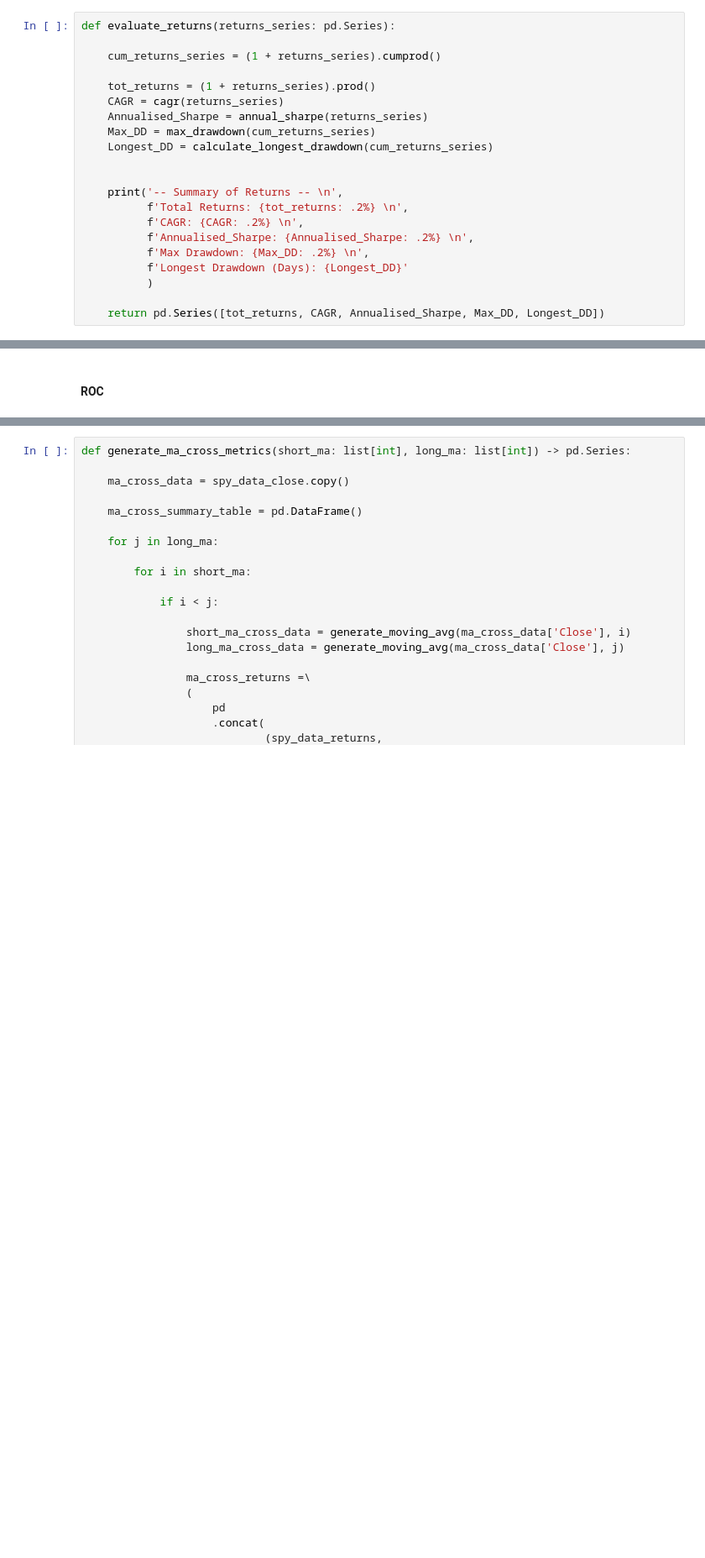
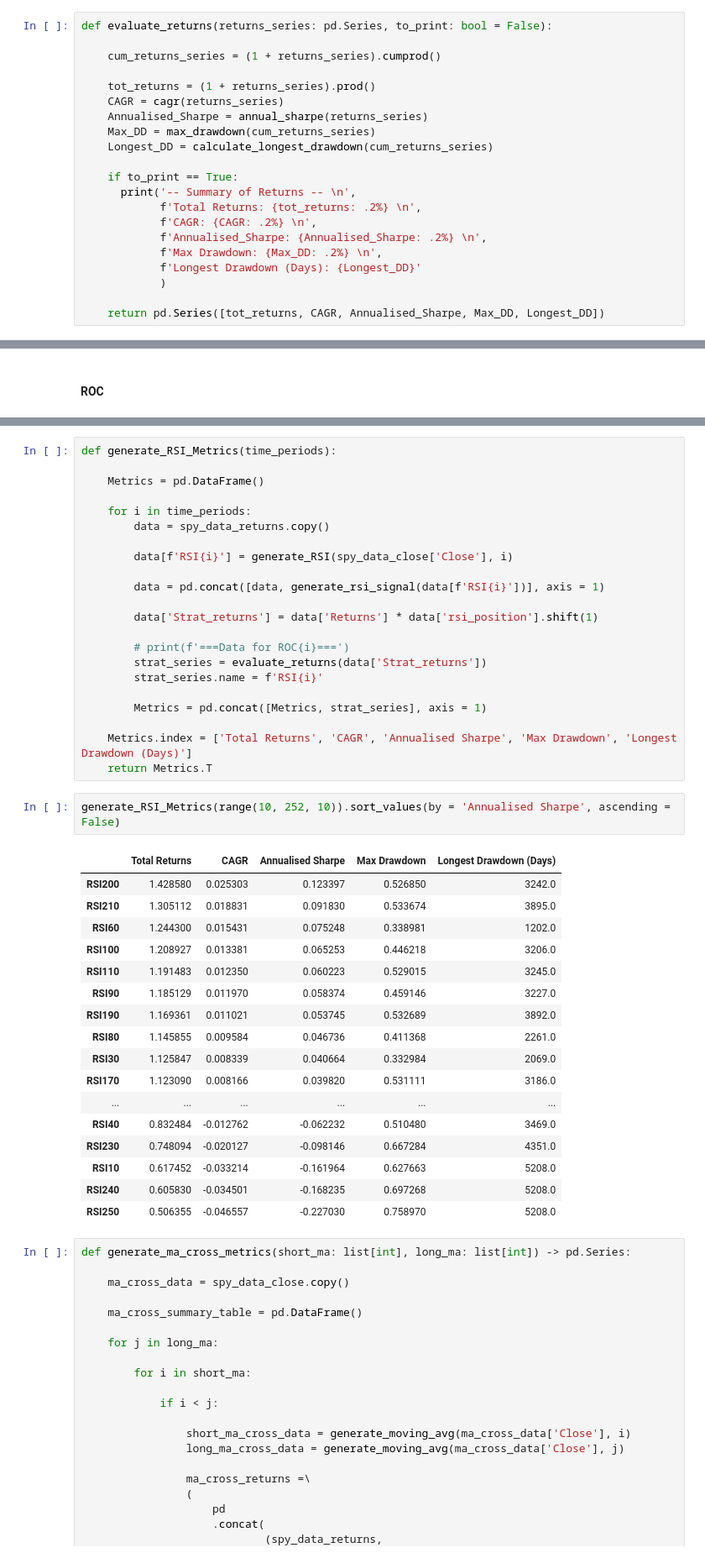
Before and after one commit to Gregtwl/GrpAssignment, a Jupyter notebook: Assignment.ipynb, the cells around one changed output, grey strips where cells are left out. Shown: that part at 84% size. Saved outputs shown, nothing was run; the diff lists cells and outputs as text; blank space fills up the shorter version.

```diff
--- a/Assignment.ipynb
+++ b/Assignment.ipynb
@@ -246,7 +259,7 @@ def calculate_longest_drawdown(cumulative_returns):
     )
     return period.max() / np.timedelta64(1, "D")
 # %%
-def evaluate_returns(returns_series: pd.Series):
+def evaluate_returns(returns_series: pd.Series, to_print: bool = False):
 
     cum_returns_series = (1 + returns_series).cumprod()
 
@@ -256,14 +269,14 @@ def evaluate_returns(returns_series: pd.Series):
     Max_DD = max_drawdown(cum_returns_series)
     Longest_DD = calculate_longest_drawdown(cum_returns_series)
 
-
-    print('-- Summary of Returns -- \n',
-          f'Total Returns: {tot_returns: .2%} \n',
-          f'CAGR: {CAGR: .2%} \n',
-          f'Annualised_Sharpe: {Annualised_Sharpe: .2%} \n',
-          f'Max Drawdown: {Max_DD: .2%} \n',
-          f'Longest Drawdown (Days): {Longest_DD}'
-          )
+    if to_print == True:
+      print('-- Summary of Returns -- \n',
+            f'Total Returns: {tot_returns: .2%} \n',
+            f'CAGR: {CAGR: .2%} \n',
+            f'Annualised_Sharpe: {Annualised_Sharpe: .2%} \n',
+            f'Max Drawdown: {Max_DD: .2%} \n',
+            f'Longest Drawdown (Days): {Longest_DD}'
+            )
 
     return pd.Series([tot_returns, CAGR, Annualised_Sharpe, Max_DD, Longest_DD])
 # %% [markdown]
@@ -417,3 +391,45 @@ yf                                 module       <module 'yfinance' from '<...>\\
+# %%
+def generate_RSI_Metrics(time_periods):
+
+    Metrics = pd.DataFrame()
+
+    for i in time_periods:
+        data = spy_data_returns.copy()
+
+        data[f'RSI{i}'] = generate_RSI(spy_data_close['Close'], i)
+
+        data = pd.concat([data, generate_rsi_signal(data[f'RSI{i}'])], axis = 1)
+
+        data['Strat_returns'] = data['Returns'] * data['rsi_position'].shift(1)
+
+        # print(f'===Data for ROC{i}===')
+        strat_series = evaluate_returns(data['Strat_returns'])
+        strat_series.name = f'RSI{i}'
+
+        Metrics = pd.concat([Metrics, strat_series], axis = 1)
+
+    Metrics.index = ['Total Returns', 'CAGR', 'Annualised Sharpe', 'Max Drawdown', 'Longest Drawdown (Days)']
+    return Metrics.T
+# %%
+generate_RSI_Metrics(range(10, 252, 10)).sort_values(by = 'Annualised Sharpe', ascending = False)
+# %% [output]
+|  | Total Returns | CAGR | Annualised Sharpe | Max Drawdown | Longest Drawdown (Days) |
+| RSI200 | 1.428580 | 0.025303 | 0.123397 | 0.526850 | 3242.0 |
+| RSI210 | 1.305112 | 0.018831 | 0.091830 | 0.533674 | 3895.0 |
+| RSI60 | 1.244300 | 0.015431 | 0.075248 | 0.338981 | 1202.0 |
+| RSI100 | 1.208927 | 0.013381 | 0.065253 | 0.446218 | 3206.0 |
+| RSI110 | 1.191483 | 0.012350 | 0.060223 | 0.529015 | 3245.0 |
+| RSI90 | 1.185129 | 0.011970 | 0.058374 | 0.459146 | 3227.0 |
+| RSI190 | 1.169361 | 0.011021 | 0.053745 | 0.532689 | 3892.0 |
+| RSI80 | 1.145855 | 0.009584 | 0.046736 | 0.411368 | 2261.0 |
+| RSI30 | 1.125847 | 0.008339 | 0.040664 | 0.332984 | 2069.0 |
+| RSI170 | 1.123090 | 0.008166 | 0.039820 | 0.531111 | 3186.0 |
+| ... | ... | ... | ... | ... | ... |
+| RSI40 | 0.832484 | -0.012762 | -0.062232 | 0.510480 | 3469.0 |
+| RSI230 | 0.748094 | -0.020127 | -0.098146 | 0.667284 | 4351.0 |
+| RSI10 | 0.617452 | -0.033214 | -0.161964 | 0.627663 | 5208.0 |
+| RSI240 | 0.605830 | -0.034501 | -0.168235 | 0.697268 | 5208.0 |
+| RSI250 | 0.506355 | -0.046557 | -0.227030 | 0.758970 | 5208.0 |
 # %%
 def generate_ma_cross_metrics(short_ma: list[int], long_ma: list[int]) -> pd.Series:
 
```
Also changed, not shown: parts of 18 cells of this notebook.
